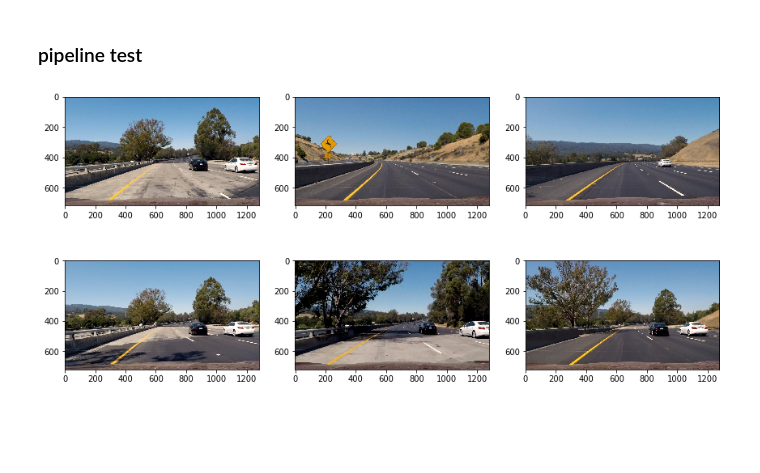
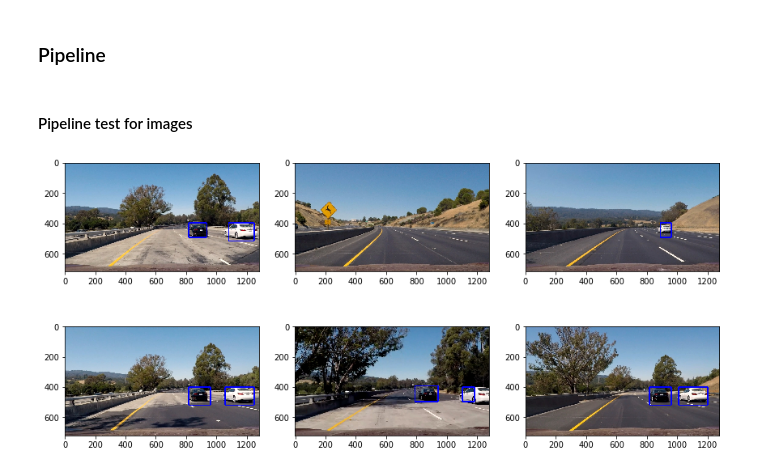
Before and after one commit to Fujiki-Nakamura/CarND, a Jupyter notebook: P5-Vehicle-Detection/vehicle_detection.ipynb, the cells around one changed output. Saved outputs shown, nothing was run; the diff lists cells and outputs as text; code cells hidden in the pictures; blank space fills up the shorter version.

```diff
--- a/P5-Vehicle-Detection/vehicle_detection.ipynb
+++ b/P5-Vehicle-Detection/vehicle_detection.ipynb
@@ -38,0 +51,9 @@ plt.show()
+# %%
+# common settings
+orient = 9
+color_space = 'YCrCb'
+pix_per_cell = 8
+cell_per_block = 2
+hog_channel = 'ALL'
+bin_spatial_size = (32, 32)
+n_hist_bins = 32
@@ -65,0 +174,2 @@ plt.show()
+# %% [markdown]
+### Pipeline
@@ -66,25 +211,5 @@ plt.show()
 # %% [markdown]
-### pipeline test
+#### Pipeline test for images
-# %%
-from scipy.ndimage.measurements import label
-
-from utils import vehicle_detection
-
-
-def pipeline(img):
-    # Find bboxes
-    bbox_list = vehicle_detection.find_cars(
-        img, y_start=300,  y_stop=700,
-        classifier=clf, X_scaler=scaler)
-    # Heatmap
-    heatmap = np.zeros_like(img[:, :, 0]).astype(np.float)
-    heatmap = vehicle_detection.add_heat(heatmap, bbox_list)
-    heatmap = vehicle_detection.apply_threshold(heatmap, 1)
-    # Labeled bbox
-    labels = label(heatmap)
-    img_detected = vehicle_detection.draw_labeled_bboxes(img, labels)
-
-    return img_detected
 # %%
 img_files = glob.glob(os.path.join('test_images', '*.jpg'))
 imgs = []
@@ -92,16 +217,16 @@ for img_file in img_files:
     img = cv2.cvtColor(cv2.imread(img_file), cv2.COLOR_BGR2RGB)
     imgs.append(img)
 # %%
-# test images
+# Cars detected
 fig, axes = plt.subplots(nrows=2, ncols=3, figsize=(12, 6))
-
-axes[0][0].imshow(imgs[0])
-axes[0][1].imshow(imgs[1])
-axes[0][2].imshow(imgs[2])
-axes[1][0].imshow(imgs[3])
-axes[1][1].imshow(imgs[4])
-axes[1][2].imshow(imgs[5])
+axes[0][0].imshow(pipeline(imgs[0]))
+axes[0][1].imshow(pipeline(imgs[1]))
+axes[0][2].imshow(pipeline(imgs[2]))
+axes[1][0].imshow(pipeline(imgs[3]))
+axes[1][1].imshow(pipeline(imgs[4]))
+axes[1][2].imshow(pipeline(imgs[5]))
 plt.tight_layout()
+plt.savefig(os.path.join('output_images', 'vehicle_detection.jpg'))
 plt.show()
 # %% [output]
-[figure, old version]
+[figure, new version]
```
Also changed, not shown: parts of 28 cells of this notebook, 40 other files.
